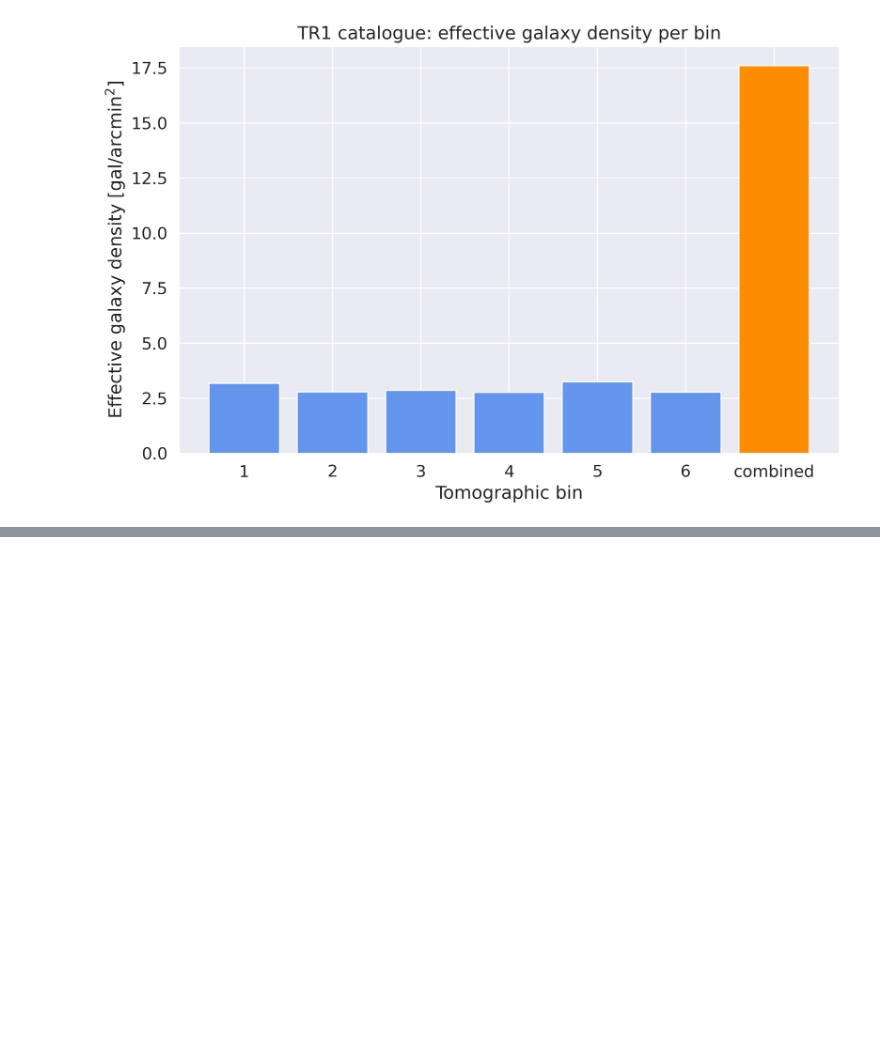
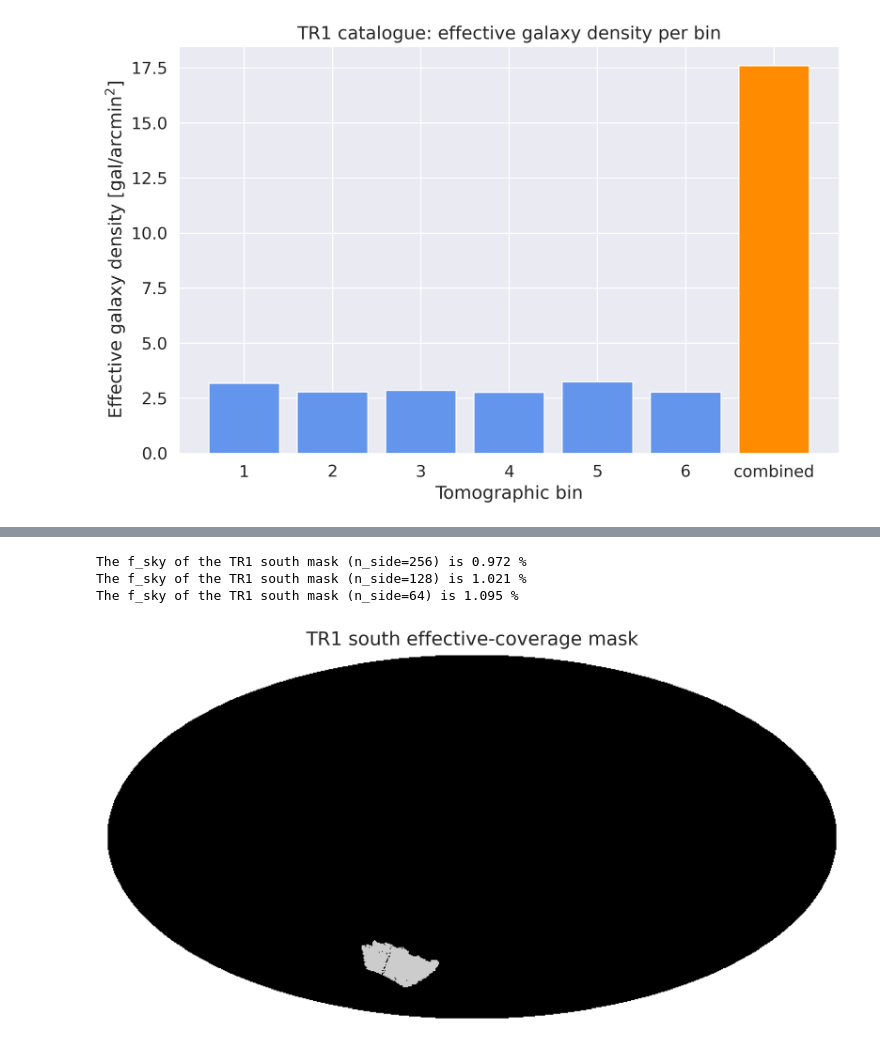
Before and after one commit to ucapbba/WeakLensingQML, a Jupyter notebook: TR1/TR1_catalog_analysis.ipynb, the cells around one changed output, grey strips where cells are left out. Saved outputs shown, nothing was run; the diff lists cells and outputs as text; code cells hidden in the pictures; blank space fills up the shorter version.

```diff
--- a/TR1/TR1_catalog_analysis.ipynb
+++ b/TR1/TR1_catalog_analysis.ipynb
@@ -139,0 +154,25 @@ plt.show()
+# %%
+south_dir = f'{tr1_dir}/pipeline_inputs/South'
+
+coverage_south_filepath = f'{south_dir}/EUC_LE3_VMPZ-ID_HPEFFECTIVECOVERAGE-CONCAT-20251204T094616.758635Z_0.12.fits'
+she_catalog_south_filepath = f'{south_dir}/EUC_LE3_WLCATALOG-CONCAT-20251215T165110.695822Z_00.00.fits'
+
+# f_sky at the TR1 analysis resolution and at the GLASS grid's two resolutions. A pixel counts
+# as observed if any of it is covered, so f_sky grows as the map is degraded.
+f_sky_south = {}
+for ns in (n_side, 128, 64):
+    mask_ns = read_partial_map(coverage_south_filepath, ns) > 0
+    f_sky_south[ns] = mask_ns.sum() / mask_ns.size
+    print(f'The f_sky of the TR1 south mask (n_side={ns}) is {(f_sky_south[ns] * 100):.3f} %')
+    if ns == n_side:
+        mask_south = mask_ns
+
+area_mask_south = f_sky_south[n_side] * 4 * np.pi  # steradians
+
+hp.mollview(mask_south, cmap='nipy_spectral', cbar=False, title='TR1 south effective-coverage mask')
+plt.show()
+# %% [output]
+The f_sky of the TR1 south mask (n_side=256) is 0.972 %
+The f_sky of the TR1 south mask (n_side=128) is 1.021 %
+The f_sky of the TR1 south mask (n_side=64) is 1.095 %
+[figure, added]
```
Also changed, not shown: parts of 17 cells of this notebook, 6 other files.
